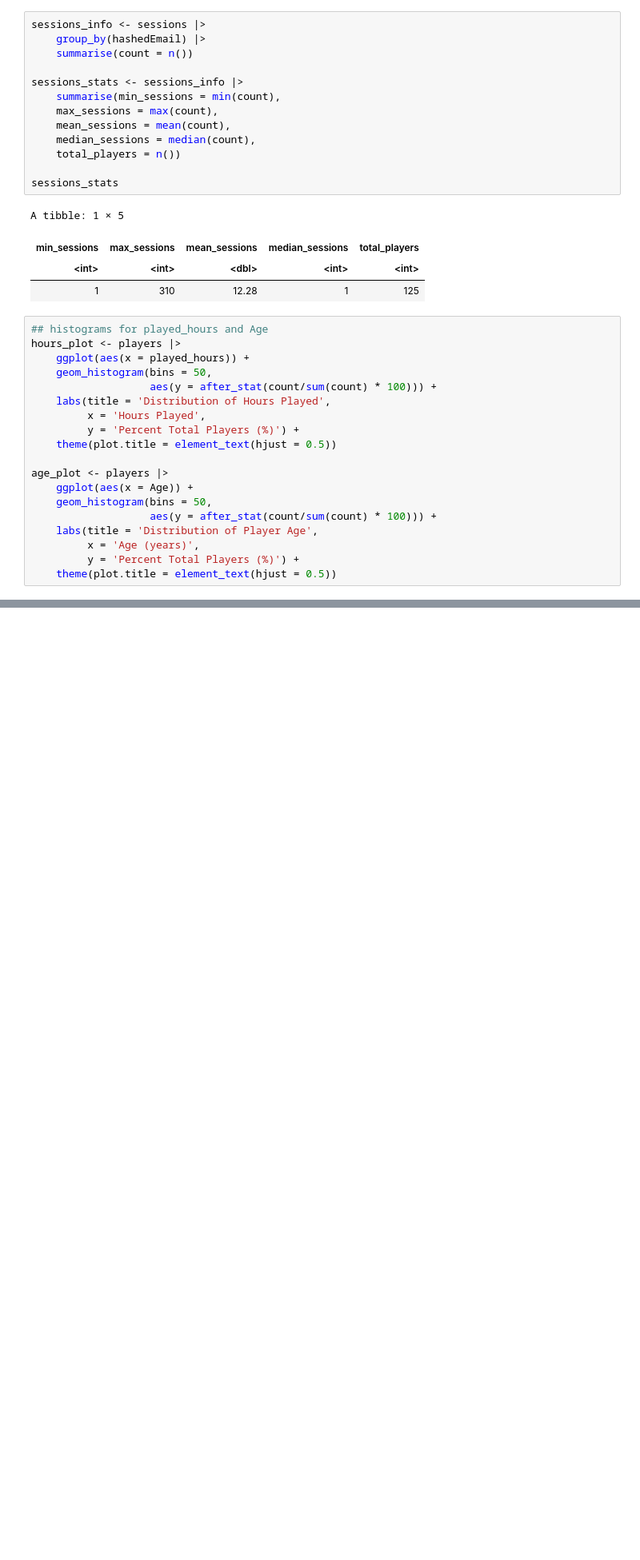
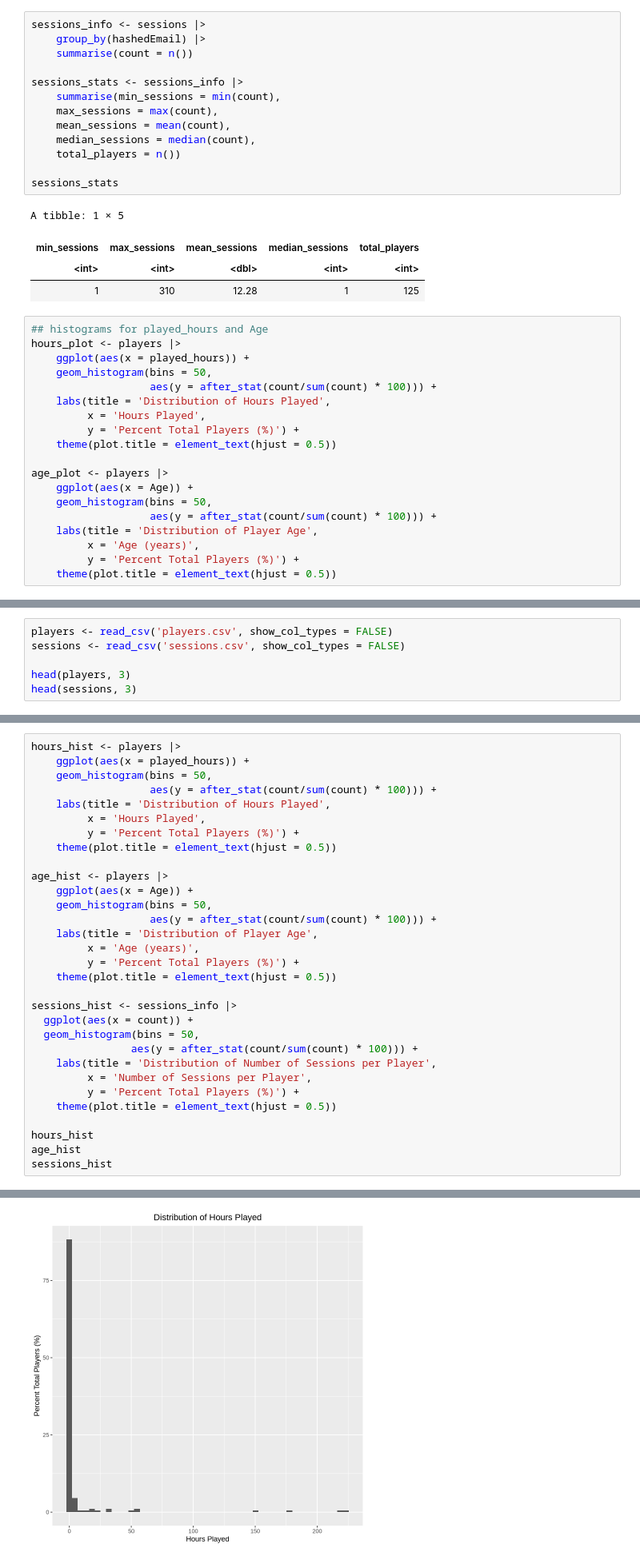
Before and after one commit to axiao28204/dsci100_project, a Jupyter notebook: individual_project_planning.ipynb, the cells around one changed output, grey strips where cells are left out. Shown at 80% size. Cells and saved outputs as stored; diff of their text form; blank space fills up the shorter version.

```diff
--- a/individual_project_planning.ipynb
+++ b/individual_project_planning.ipynb
@@ -161,0 +174,6 @@ The predictor variable will be proprtion of hours or sessions in morning/afterno
+# %%
+players <- read_csv('players.csv', show_col_types = FALSE)
+sessions <- read_csv('sessions.csv', show_col_types = FALSE)
+
+head(players, 3)
+head(sessions, 3)
@@ -161,0 +231,32 @@ The predictor variable will be proprtion of hours or sessions in morning/afterno
+# %%
+hours_hist <- players |>
+    ggplot(aes(x = played_hours)) +
+    geom_histogram(bins = 50,
+                   aes(y = after_stat(count/sum(count) * 100))) +
+    labs(title = 'Distribution of Hours Played',
+         x = 'Hours Played',
+         y = 'Percent Total Players (%)') +
+    theme(plot.title = element_text(hjust = 0.5))
+
+age_hist <- players |>
+    ggplot(aes(x = Age)) +
+    geom_histogram(bins = 50,
+                   aes(y = after_stat(count/sum(count) * 100))) +
+    labs(title = 'Distribution of Player Age',
+         x = 'Age (years)',
+         y = 'Percent Total Players (%)') +
+    theme(plot.title = element_text(hjust = 0.5))
+
+sessions_hist <- sessions_info |>
+  ggplot(aes(x = count)) +
+  geom_histogram(bins = 50,
+                aes(y = after_stat(count/sum(count) * 100))) +
+    labs(title = 'Distribution of Number of Sessions per Player',
+         x = 'Number of Sessions per Player',
+         y = 'Percent Total Players (%)') +
+    theme(plot.title = element_text(hjust = 0.5))
+
+hours_hist
+age_hist
+sessions_hist
+# %% [output]
@@ -161,0 +265 @@ The predictor variable will be proprtion of hours or sessions in morning/afterno
+[figure, added]
```
Also changed, not shown: parts of 18 cells of this notebook.
